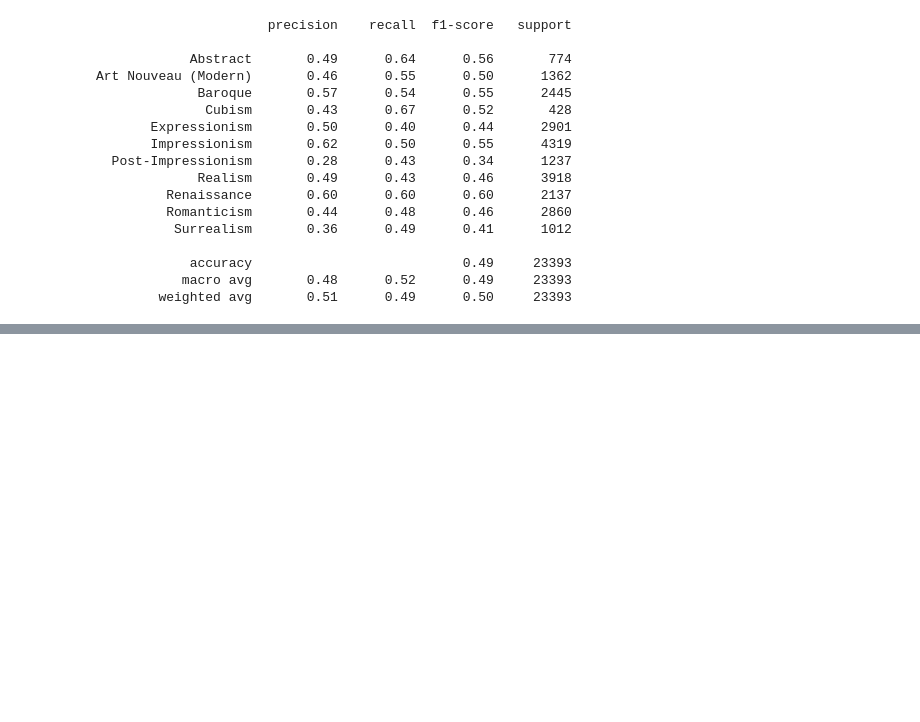
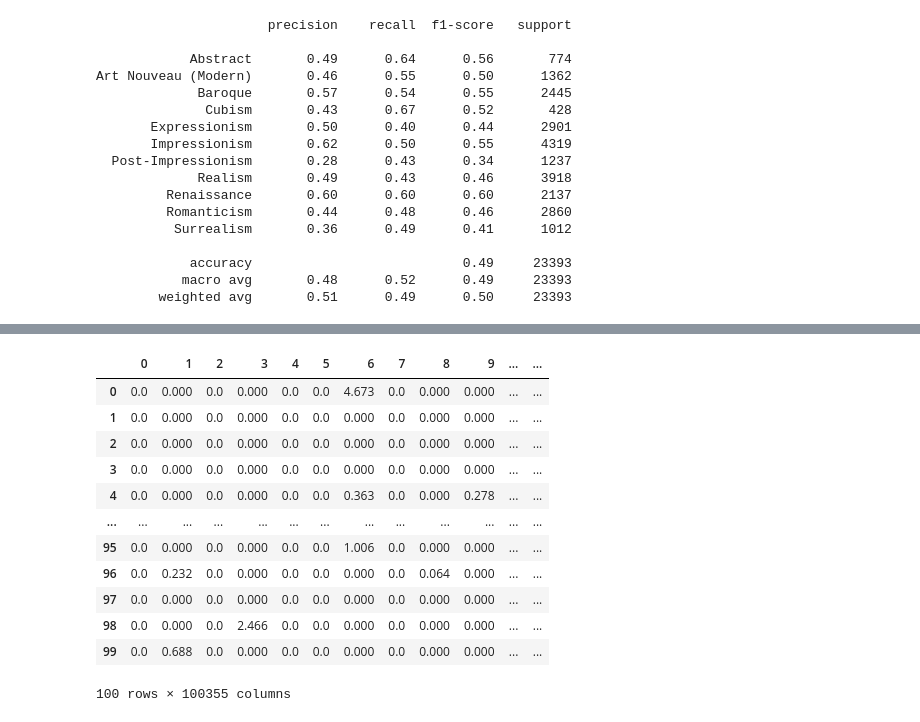
Before and after one commit to IDS-702-Team1/705FinalProject, a Jupyter notebook: notebook/DP-XG-Boost.ipynb, the cells around one changed output, grey strips where cells are left out. Saved outputs shown, nothing was run; the diff lists cells and outputs as text; code cells hidden in the pictures; blank space fills up the shorter version.

```diff
--- a/notebook/DP-XG-Boost.ipynb
+++ b/notebook/DP-XG-Boost.ipynb
@@ -583,0 +663,18 @@ plt.show()
+# %%
+resdata=pd.read_csv('resnet50/0.csv',header=None)
+# %%
+resdata
+# %% [output]
+|  | 0 | 1 | 2 | 3 | 4 | 5 | 6 | 7 | 8 | 9 | ... | ... |
+| 0 | 0.0 | 0.000 | 0.0 | 0.000 | 0.0 | 0.0 | 4.673 | 0.0 | 0.000 | 0.000 | ... | ... |
+| 1 | 0.0 | 0.000 | 0.0 | 0.000 | 0.0 | 0.0 | 0.000 | 0.0 | 0.000 | 0.000 | ... | ... |
+| 2 | 0.0 | 0.000 | 0.0 | 0.000 | 0.0 | 0.0 | 0.000 | 0.0 | 0.000 | 0.000 | ... | ... |
+| 3 | 0.0 | 0.000 | 0.0 | 0.000 | 0.0 | 0.0 | 0.000 | 0.0 | 0.000 | 0.000 | ... | ... |
+| 4 | 0.0 | 0.000 | 0.0 | 0.000 | 0.0 | 0.0 | 0.363 | 0.0 | 0.000 | 0.278 | ... | ... |
+| ... | ... | ... | ... | ... | ... | ... | ... | ... | ... | ... | ... | ... |
+| 95 | 0.0 | 0.000 | 0.0 | 0.000 | 0.0 | 0.0 | 1.006 | 0.0 | 0.000 | 0.000 | ... | ... |
+| 96 | 0.0 | 0.232 | 0.0 | 0.000 | 0.0 | 0.0 | 0.000 | 0.0 | 0.064 | 0.000 | ... | ... |
+| 97 | 0.0 | 0.000 | 0.0 | 0.000 | 0.0 | 0.0 | 0.000 | 0.0 | 0.000 | 0.000 | ... | ... |
+| 98 | 0.0 | 0.000 | 0.0 | 2.466 | 0.0 | 0.0 | 0.000 | 0.0 | 0.000 | 0.000 | ... | ... |
+| 99 | 0.0 | 0.688 | 0.0 | 0.000 | 0.0 | 0.0 | 0.000 | 0.0 | 0.000 | 0.000 | ... | ... |
+100 rows × 100355 columns
```
Also changed, not shown: parts of 33 cells of this notebook.
